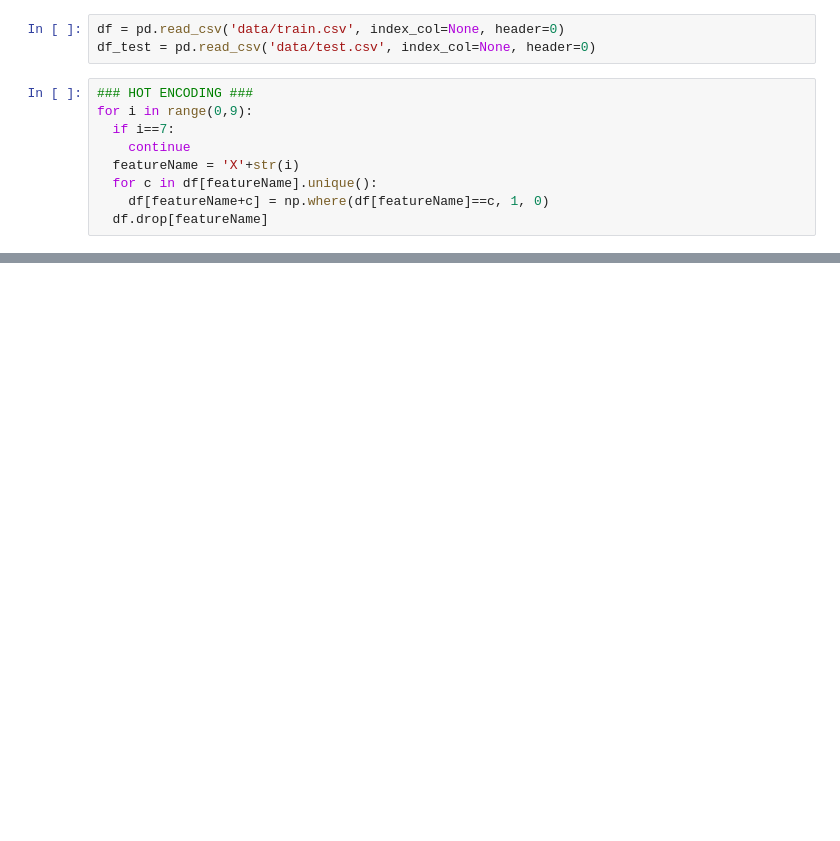
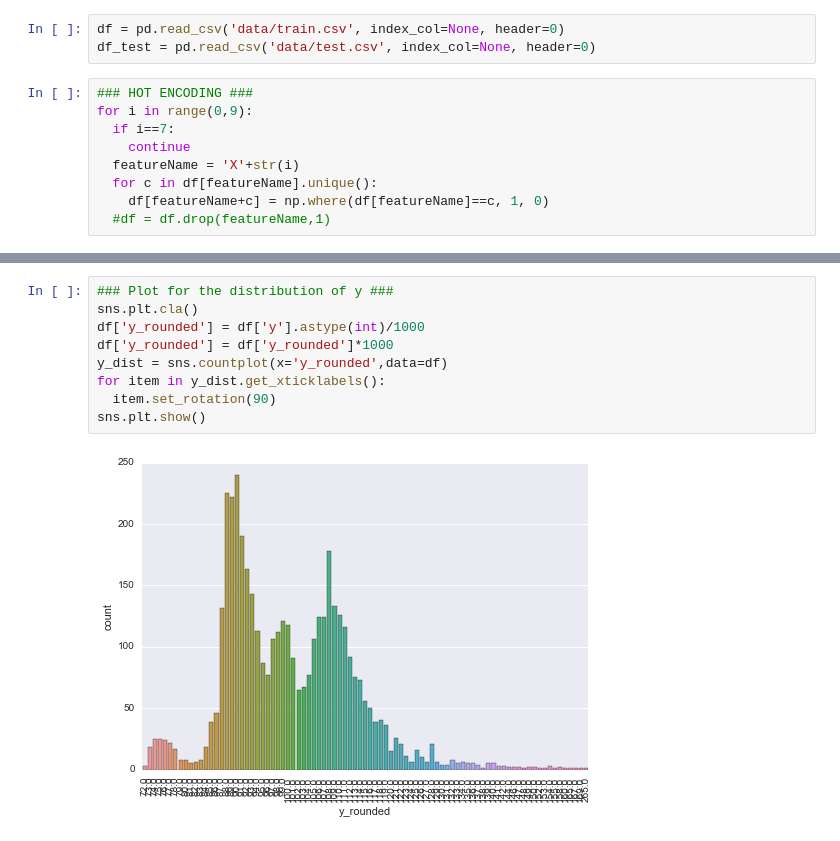
Before and after one commit to jeanette-nguyen/Mercedes-Test-Time, a Jupyter notebook: Mercedes_Test_Time.ipynb, the cells around one changed output, grey strips where cells are left out. Saved outputs shown, nothing was run; the diff lists cells and outputs as text; blank space fills up the shorter version.

Commit message:
added plots

```diff
--- a/Mercedes_Test_Time.ipynb
+++ b/Mercedes_Test_Time.ipynb
@@ -19,4 +21,4 @@ for i in range(0,9):
   featureName = 'X'+str(i)
   for c in df[featureName].unique():
     df[featureName+c] = np.where(df[featureName]==c, 1, 0)
-  df.drop[featureName]
+  #df = df.drop(featureName,1)
@@ -42,0 +25,11 @@ for i in range(0,9):
+# %%
+### Plot for the distribution of y ###
+sns.plt.cla()
+df['y_rounded'] = df['y'].astype(int)/1000
+df['y_rounded'] = df['y_rounded']*1000
+y_dist = sns.countplot(x='y_rounded',data=df)
+for item in y_dist.get_xticklabels():
+  item.set_rotation(90)
+sns.plt.show()
+# %% [output]
+[figure, added]
```
Also changed, not shown: parts of 3 cells of this notebook.
